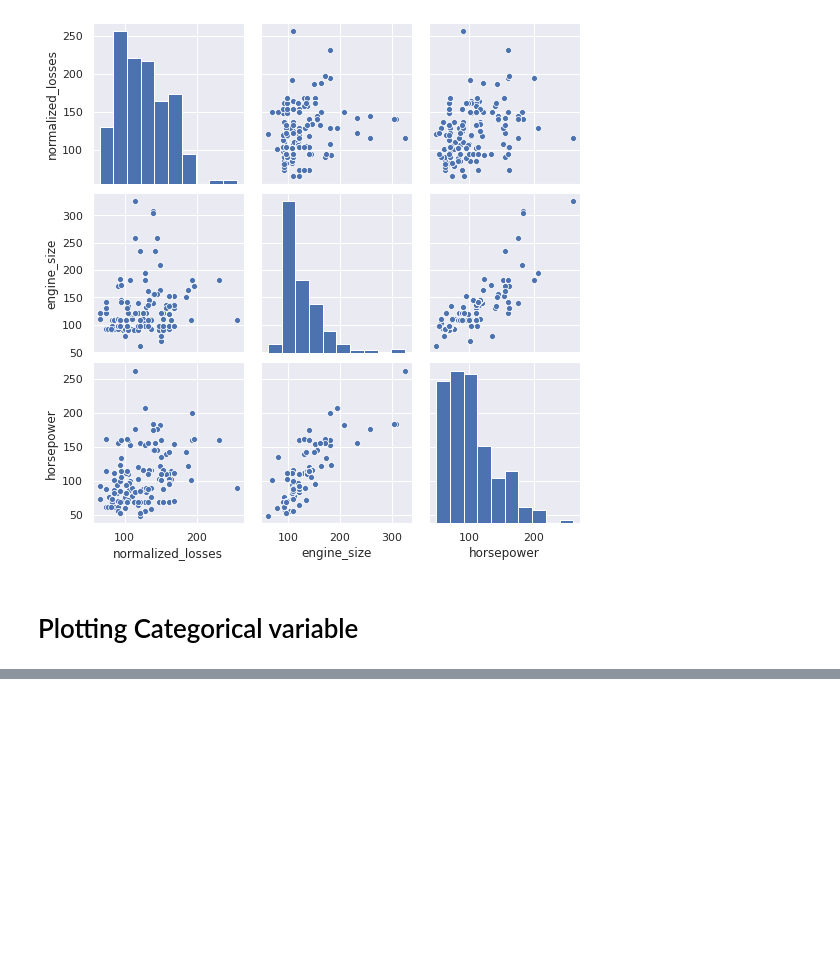
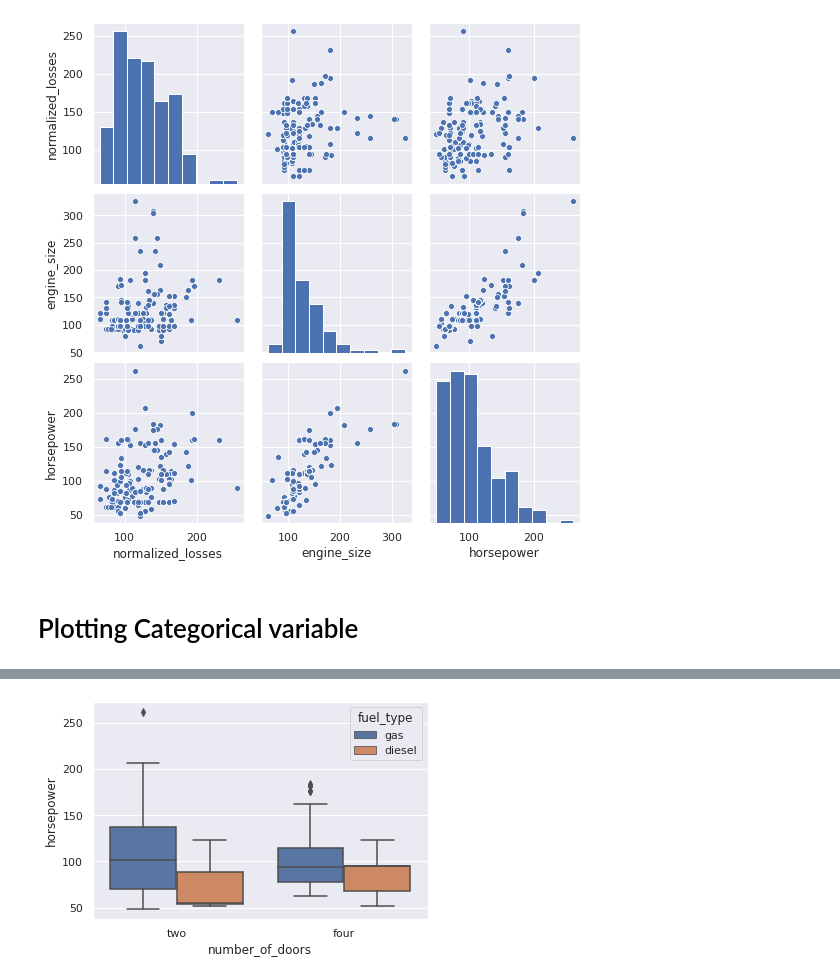
Before and after one commit to amenaria/arpit, a Jupyter notebook: Visualizatoin_colab.ipynb, the cells around one changed output, grey strips where cells are left out. Saved outputs shown, nothing was run; the diff lists cells and outputs as text; code cells hidden in the pictures; blank space fills up the shorter version.

```diff
--- a/Visualizatoin_colab.ipynb
+++ b/Visualizatoin_colab.ipynb
@@ -55,0 +71,4 @@ sns.pairplot(auto[['normalized_losses', 'engine_size','horsepower']]);
+# %%
+sns.boxplot(auto['number_of_doors'], auto['horsepower'], hue=auto['fuel_type']);
+# %% [output]
+[figure, added]
```
Also changed, not shown: parts of 14 cells of this notebook.
